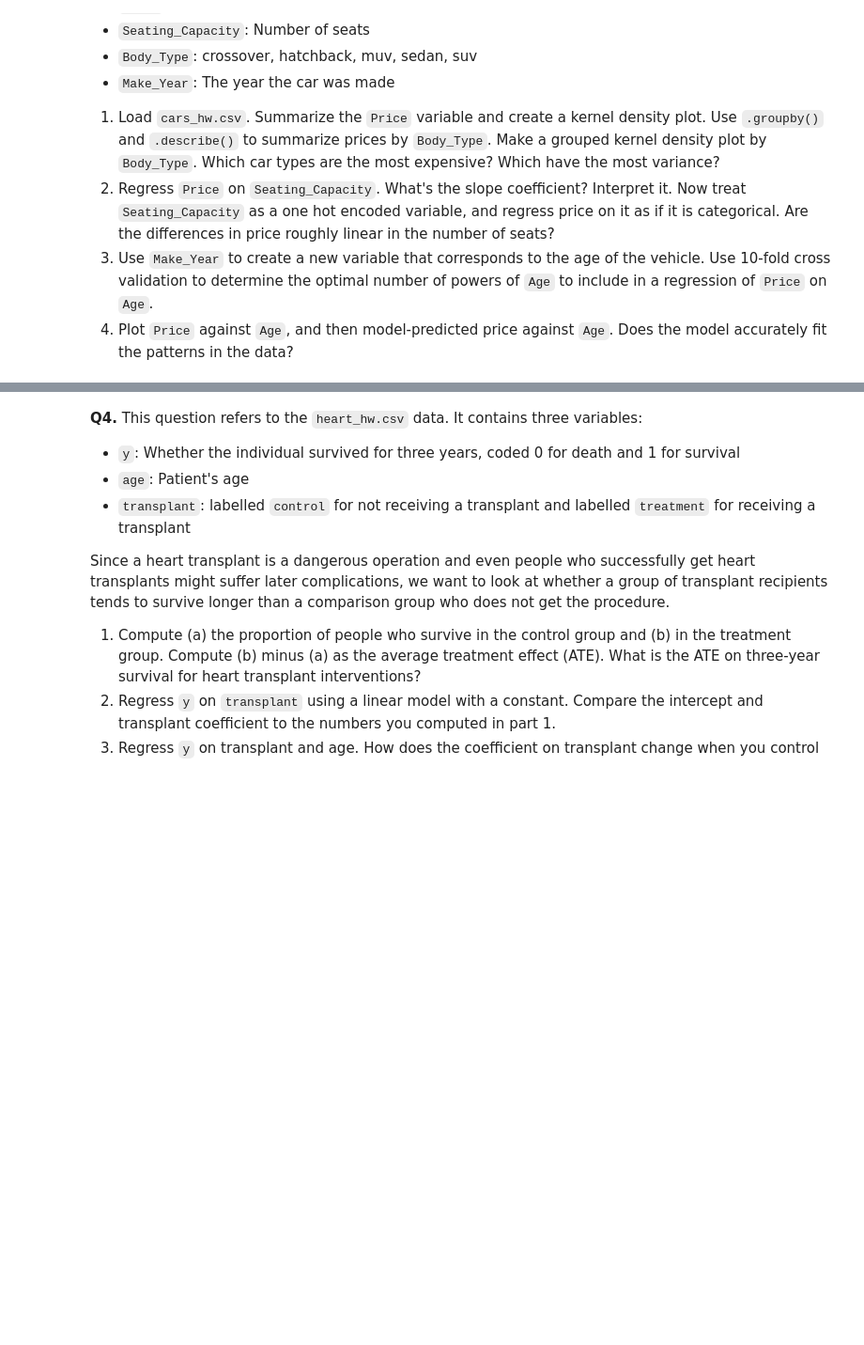
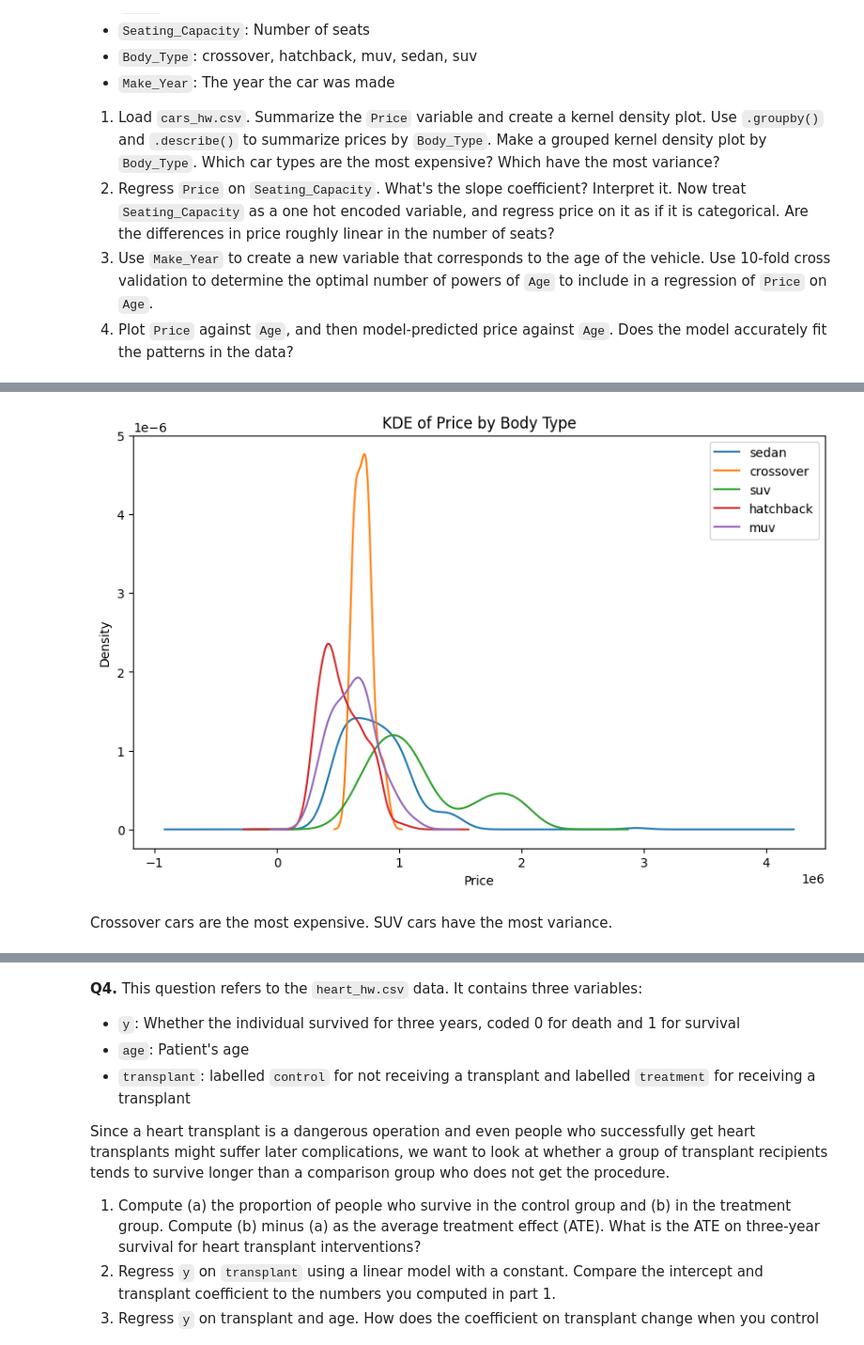
Before and after one commit to joellezamperini/undergrad_ml_assignments, a Jupyter notebook: 03_assignment_linear_models.ipynb, the cells around one changed output, grey strips where cells are left out. Shown at 94% size. Cells and saved outputs as stored; diff of their text form; code cells hidden in the pictures; blank space fills up the shorter version.

```diff
--- a/03_assignment_linear_models.ipynb
+++ b/03_assignment_linear_models.ipynb
@@ -49,0 +390,14 @@
+# %%
+plt.figure(figsize=(10, 6))
+
+for b in cars["Body_Type"].dropna().unique():
+    cars[cars["Body_Type"] == b]["Price"].plot(kind="kde", label=b)
+
+plt.title("KDE of Price by Body Type")
+plt.xlabel("Price")
+plt.legend()
+plt.show()
+# %% [output]
+[figure, added]
+# %% [markdown]
+Crossover cars are the most expensive. SUV cars have the most variance.
```
Also changed, not shown: parts of 26 cells of this notebook.
